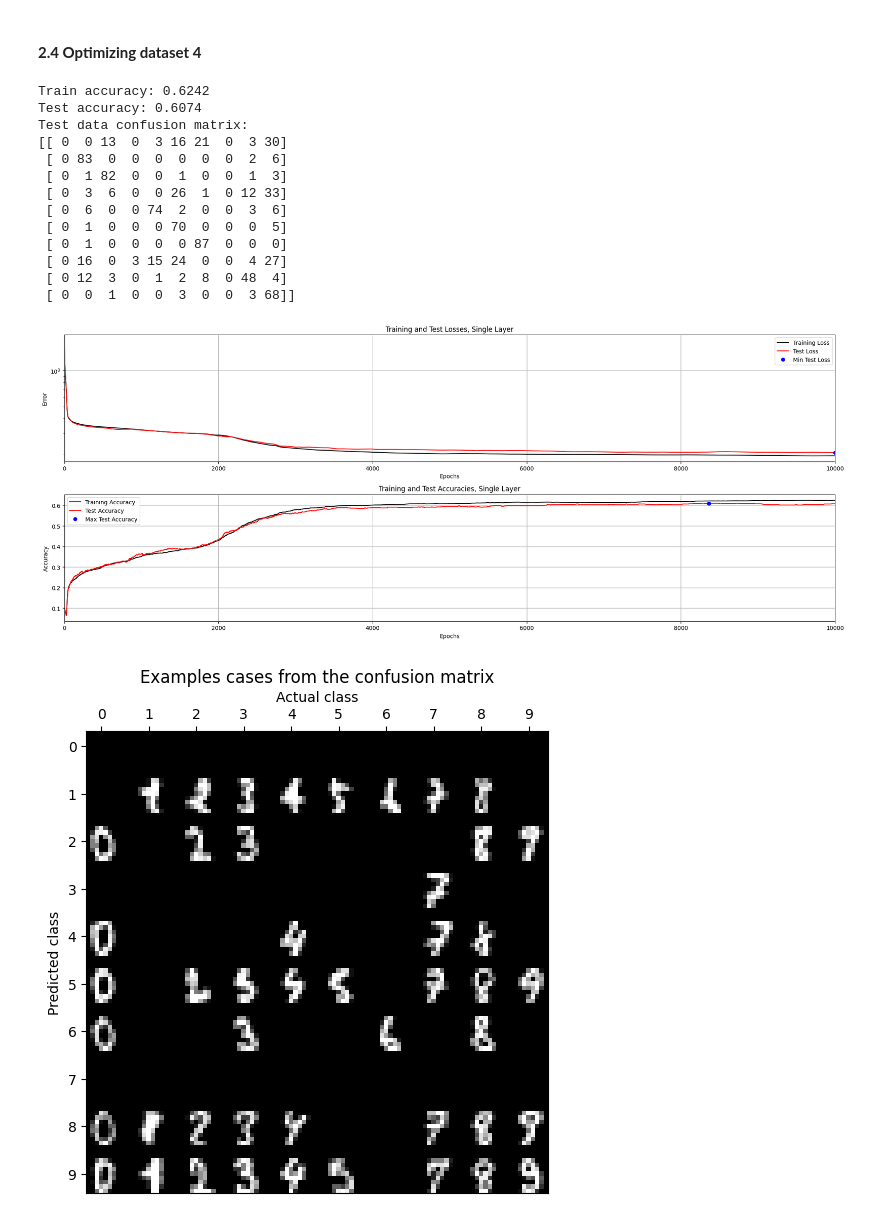
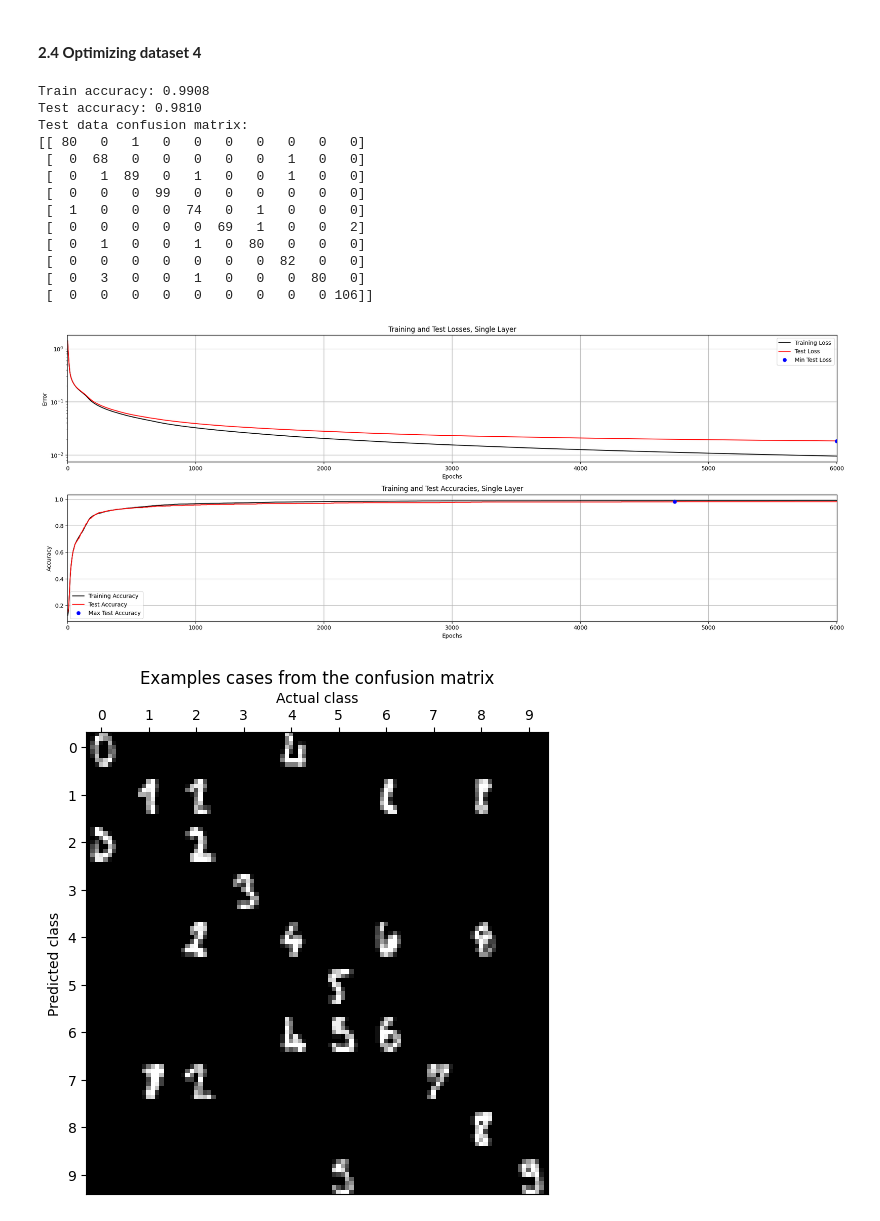
Before and after one commit to KTHxioayao/2025_VT, a Jupyter notebook: 732A82/1_Back_propagation/MultiLayer.ipynb, the cells around one changed output. Drawn from its saved outputs; the diff is of its cells as text; code cells hidden in the pictures.

```diff
--- a/732A82/1_Back_propagation/MultiLayer.ipynb
+++ b/732A82/1_Back_propagation/MultiLayer.ipynb
@@ -68,13 +68,15 @@ def forward(X, W1, B1, W2, B2, useTanhOutput=False):
 
     # --------------------------------------------
     # === Your code here =========================
-    U = np.tanh(X @ W1 + B1)
+    U =  np.maximum(0, X @ W1 + B1)
 
 
     if useTanhOutput:
         Y = np.tanh(U @ W2 + B2)
     else:
-        Y = U @ W2 + B2
+         V = U @ W2 + B2
+         exp_V = np.exp(V - np.max(V, axis=1, keepdims=True))  # Softmax for stability
+         Y = exp_V / np.sum(exp_V, axis=1, keepdims=True)
 
     # --------------------------------------------
 
@@ -123,7 +125,7 @@ def backward(W1, B1, W2, B2, X, U, Y, D, useTanhOutput=False):
     else:
         error_output = Y - D
 
-    error_hidden = error_output @ W2.T
+    error_hidden = error_output @ W2.T *(U > 0)
     # --------------------------------------------
 
     # Gradient for the output layer
@@ -487,39 +485,39 @@ We try to make the model better, but it can't reach that high accuracy.
 # %%
 # --------------------------------------------
 # === Your code here =========================
 X, D, L = loadDataset(4)
 
 
 # --------------------------------------------
 nInputs  = X.shape[1]
 nClasses = D.shape[1]
-nHidden  = 50
+nHidden  = 200
 
-W1_0 = np.random.randn(nInputs, nHidden)
+W1_0 = np.random.randn(nInputs, nHidden)* np.sqrt(1. / (nInputs ))
 B1_0 = np.zeros((1, nHidden))
-W2_0 = np.random.randn(nHidden, nClasses)
+W2_0 = np.random.randn(nHidden, nClasses)* np.sqrt(1. / (nInputs ))
 B2_0 = np.zeros((1, nClasses))
 
-params = {"epochs": 10000, "learningRate": 0.005, "normalize": False, "useTanhOutput": True}
+params = {"epochs": 6000, "learningRate": 0.01, "normalize": True, "useTanhOutput": True}
 # ============================================
 
 trainMultiLayerOnDataset(4, 0.15, W1_0, B1_0, W2_0, B2_0, params)
 # %% [output]
-Train accuracy: 0.6242
-Test accuracy: 0.6074
+Train accuracy: 0.9908
+Test accuracy: 0.9810
 Test data confusion matrix:
-[[ 0  0 13  0  3 16 21  0  3 30]
- [ 0 83  0  0  0  0  0  0  2  6]
- [ 0  1 82  0  0  1  0  0  1  3]
- [ 0  3  6  0  0 26  1  0 12 33]
- [ 0  6  0  0 74  2  0  0  3  6]
- [ 0  1  0  0  0 70  0  0  0  5]
- [ 0  1  0  0  0  0 87  0  0  0]
- [ 0 16  0  3 15 24  0  0  4 27]
- [ 0 12  3  0  1  2  8  0 48  4]
- [ 0  0  1  0  0  3  0  0  3 68]]
+[[ 80   0   1   0   0   0   0   0   0   0]
+ [  0  68   0   0   0   0   0   1   0   0]
+ [  0   1  89   0   1   0   0   1   0   0]
+ [  0   0   0  99   0   0   0   0   0   0]
+ [  1   0   0   0  74   0   1   0   0   0]
+ [  0   0   0   0   0  69   1   0   0   2]
+ [  0   1   0   0   1   0  80   0   0   0]
+ [  0   0   0   0   0   0   0  82   0   0]
+ [  0   3   0   0   1   0   0   0  80   0]
+ [  0   0   0   0   0   0   0   0   0 106]]
-[figure, old version]
+[figure, new version]
-[figure, old version]
+[figure, new version]
 # %% [markdown]
 #### **<span style="color:red">Question:</span>**
 
```
Also changed, not shown: parts of 7 cells of this notebook.
